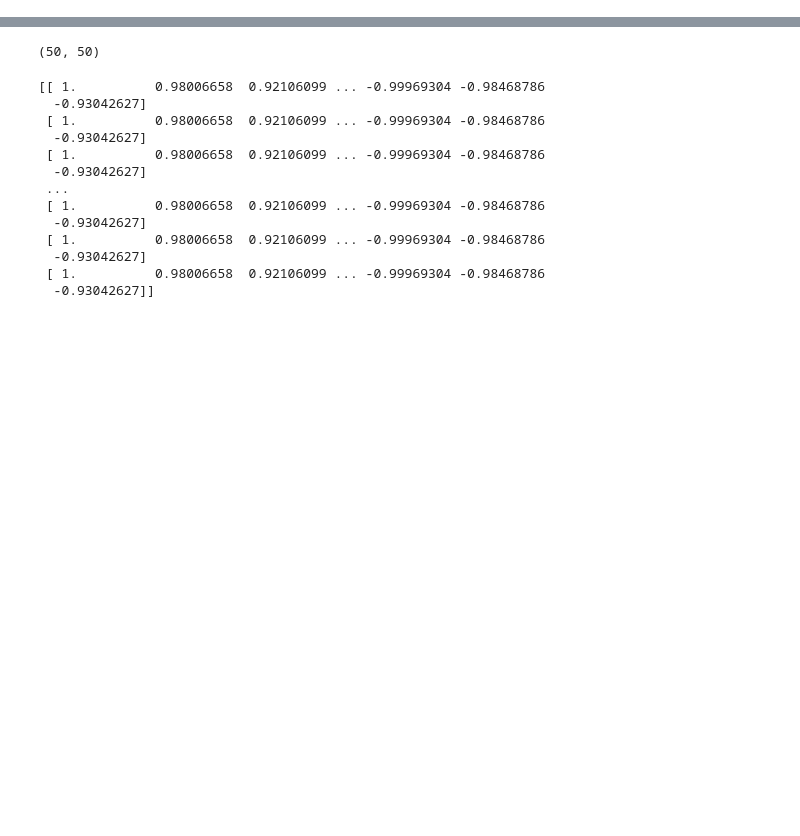
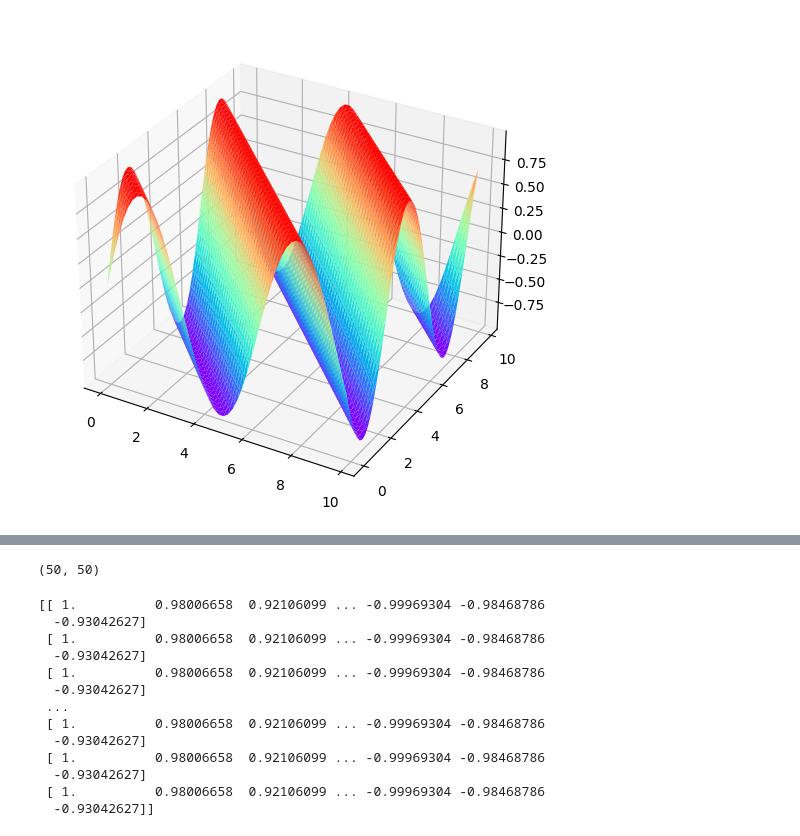
Before and after one commit to synjoker/20210803FDM01, a Jupyter notebook: meshFDM.ipynb, the cells around one changed output, grey strips where cells are left out. Cells and saved outputs as stored; diff of their text form; code cells hidden in the pictures; blank space fills up the shorter version.

```diff
--- a/meshFDM.ipynb
+++ b/meshFDM.ipynb
@@ -1,3 +1,19 @@
+# %%
+from matplotlib import pyplot as plt
+import numpy as np
+from mpl_toolkits.mplot3d import Axes3D
+%matplotlib inline
+figure = plt.figure()
+ax = Axes3D(figure)
+figure.add_axes(ax)
+X = np.arange(0,10,0.2)
+Y = np.arange(0,10,0.2)
+X,Y = np.meshgrid(X,Y)
+Z = np.sin(Y+X)
+ax.plot_surface(X,Y,Z,rstride=1,cstride=1,cmap='rainbow')
+plt.show()
+# %% [output]
+[figure, added]
 # %%
 from matplotlib import pyplot as plt
 import numpy as np
```
Also changed, not shown: parts of 2 cells of this notebook, 4 other files.
